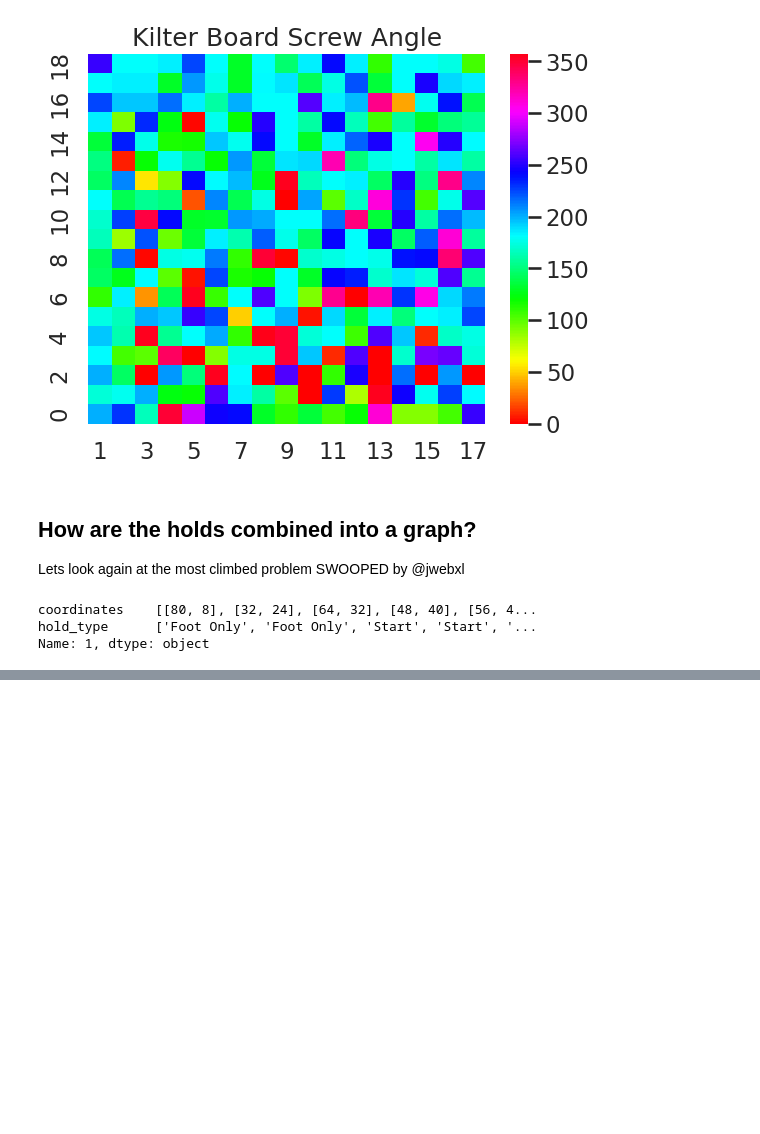
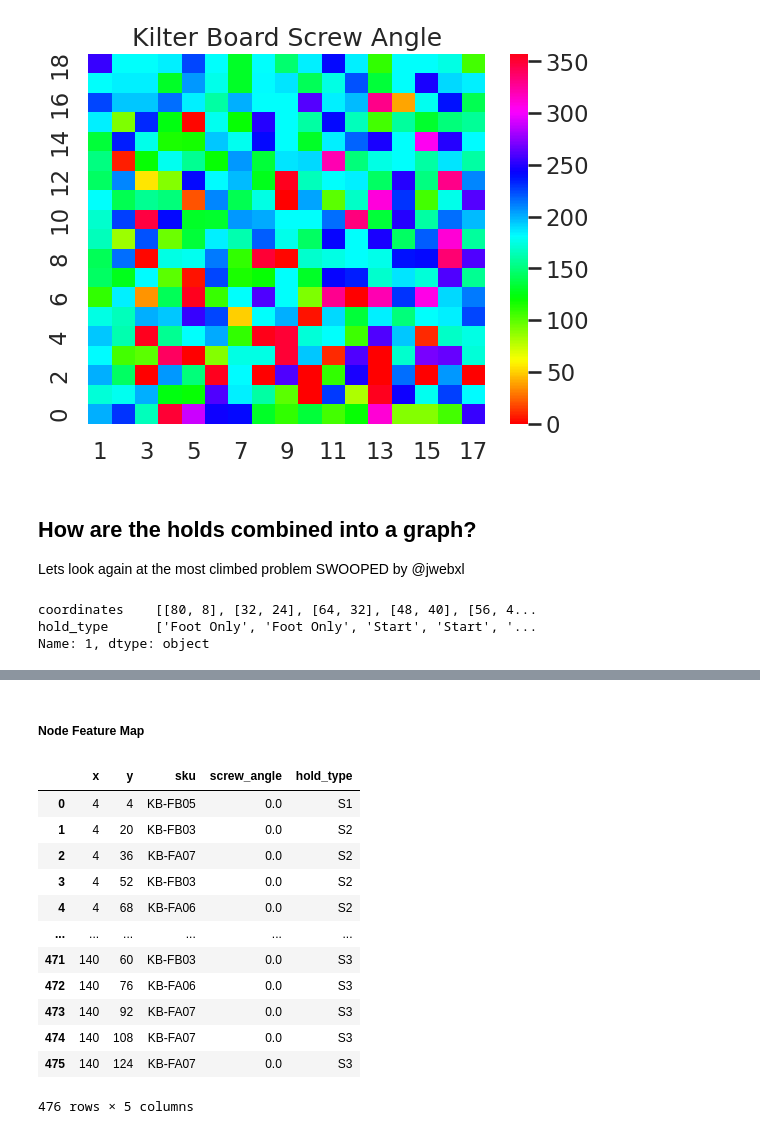
Before and after one commit to TomPlt/KilterBot, a Jupyter notebook: eda.ipynb, the cells around one changed output, grey strips where cells are left out. Cells and saved outputs as stored; diff of their text form; code cells hidden in the pictures; blank space fills up the shorter version.

```diff
--- a/eda.ipynb
+++ b/eda.ipynb
@@ -189,0 +165,4 @@ df_nodes.to_csv('data/csvs/nodes.csv', index=False)
+# %%
+df_nodes = pd.read_csv('data/csvs/nodes.csv')
+df_nodes.loc[(df_nodes.x == 80) & (df_nodes.y == 8)]
+df_nodes['hold_type'] = df_nodes['name'].apply(lambda x: x.split('_')[0])
@@ -189,0 +219,18 @@ df_nodes.to_csv('data/csvs/nodes.csv', index=False)
+# %% [markdown]
+##### Node Feature Map
+# %%
+df_nodes[['x', 'y', 'sku', 'screw_angle', 'hold_type']]
+# %% [output]
+|  | x | y | sku | screw_angle | hold_type |
+| 0 | 4 | 4 | KB-FB05 | 0.0 | S1 |
+| 1 | 4 | 20 | KB-FB03 | 0.0 | S2 |
+| 2 | 4 | 36 | KB-FA07 | 0.0 | S2 |
+| 3 | 4 | 52 | KB-FB03 | 0.0 | S2 |
+| 4 | 4 | 68 | KB-FA06 | 0.0 | S2 |
+| ... | ... | ... | ... | ... | ... |
+| 471 | 140 | 60 | KB-FB03 | 0.0 | S3 |
+| 472 | 140 | 76 | KB-FA06 | 0.0 | S3 |
+| 473 | 140 | 92 | KB-FA07 | 0.0 | S3 |
+| 474 | 140 | 108 | KB-FA07 | 0.0 | S3 |
+| 475 | 140 | 124 | KB-FA07 | 0.0 | S3 |
+476 rows × 5 columns
```
Also changed, not shown: parts of 14 cells of this notebook, 4 other files.
